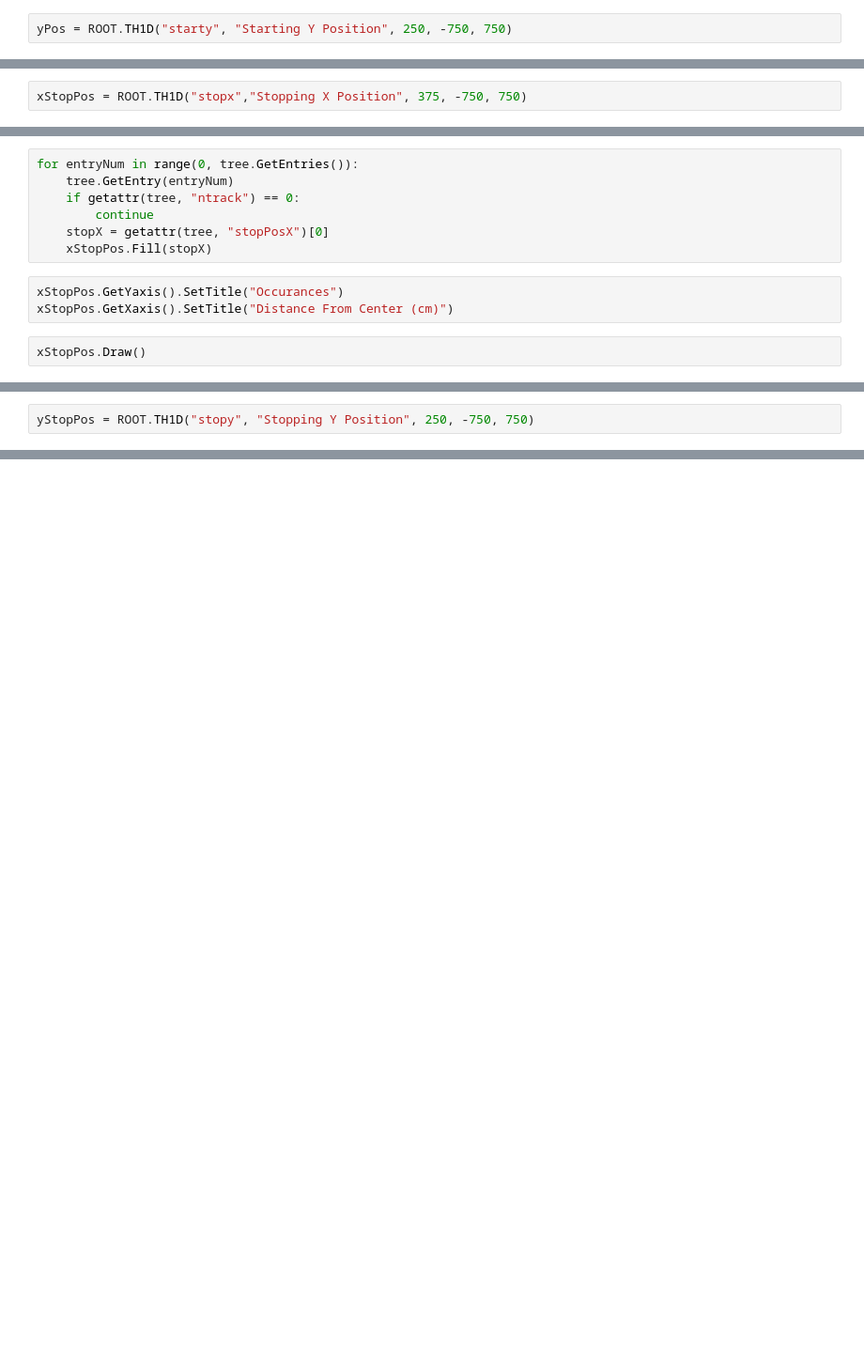
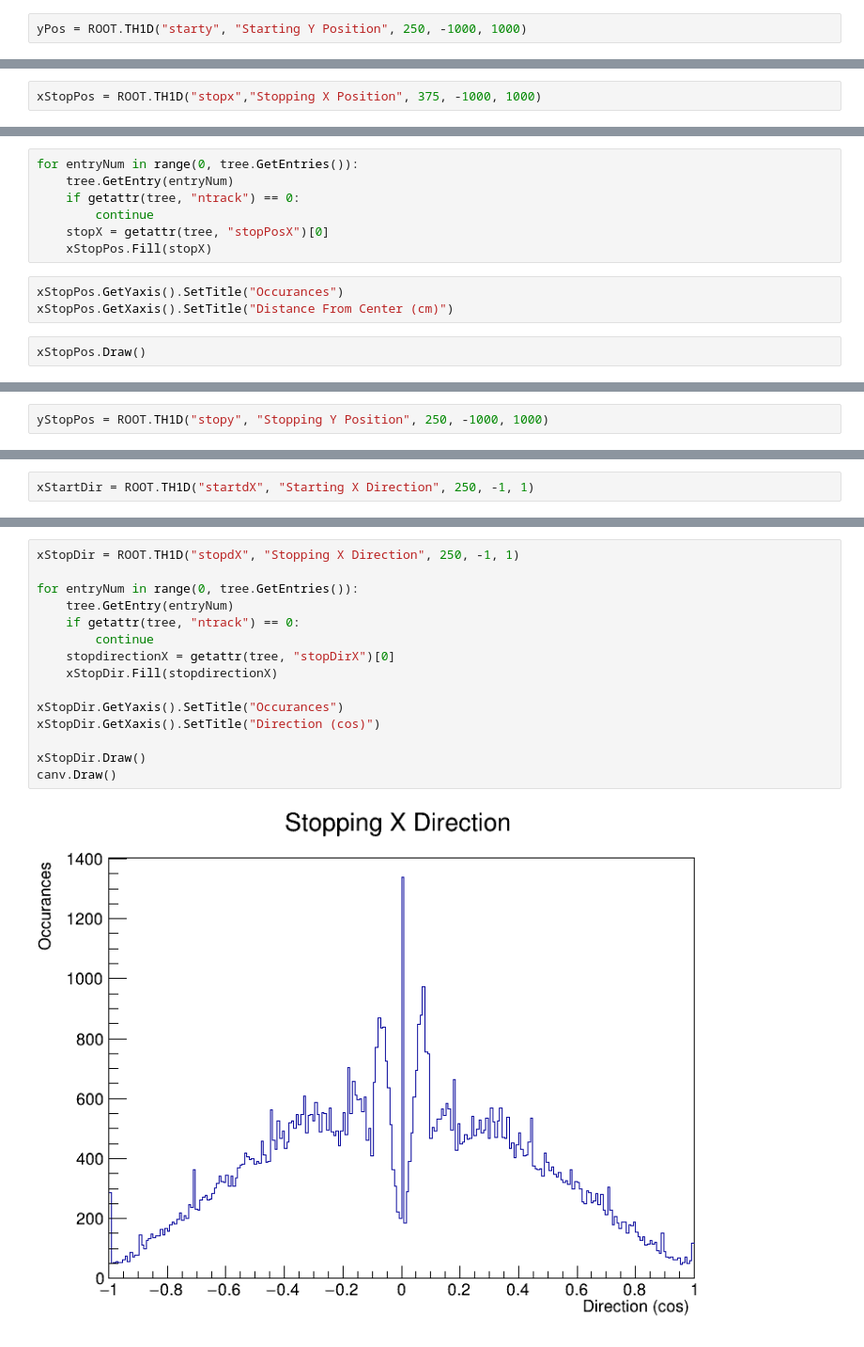
Before and after one commit to navaneethsrinath/RootPractice, a Jupyter notebook: novadatapractice.ipynb, the cells around one changed output, grey strips where cells are left out. Shown: that part at 94% size. Drawn from its saved outputs; the diff is of its cells as text; blank space fills up the shorter version.

```diff
--- a/novadatapractice.ipynb
+++ b/novadatapractice.ipynb
@@ -30,5 +30,5 @@ canv.Draw()
 # %%
-yPos = ROOT.TH1D("starty", "Starting Y Position", 250, -750, 750)
+yPos = ROOT.TH1D("starty", "Starting Y Position", 250, -1000, 1000)
 # %%
 for entryNum in range(0, tree.GetEntries()):
     tree.GetEntry(entryNum)
@@ -64,2 +65,2 @@ canv.Draw()
 # %%
-xStopPos = ROOT.TH1D("stopx","Stopping X Position", 375, -750, 750)
+xStopPos = ROOT.TH1D("stopx","Stopping X Position", 375, -1000, 1000)
@@ -82,2 +85,2 @@ canv.Draw()
 # %%
-yStopPos = ROOT.TH1D("stopy", "Stopping Y Position", 250, -750, 750)
+yStopPos = ROOT.TH1D("stopy", "Stopping Y Position", 250, -1000, 1000)
@@ -137,0 +121,2 @@ canv.Draw()
+# %%
+xStartDir = ROOT.TH1D("startdX", "Starting X Direction", 250, -1, 1)
@@ -137,0 +141,17 @@ canv.Draw()
+# %%
+xStopDir = ROOT.TH1D("stopdX", "Stopping X Direction", 250, -1, 1)
+
+for entryNum in range(0, tree.GetEntries()):
+    tree.GetEntry(entryNum)
+    if getattr(tree, "ntrack") == 0:
+        continue
+    stopdirectionX = getattr(tree, "stopDirX")[0]
+    xStopDir.Fill(stopdirectionX)
+
+xStopDir.GetYaxis().SetTitle("Occurances")
+xStopDir.GetXaxis().SetTitle("Direction (cos)")
+
+xStopDir.Draw()
+canv.Draw()
+# %% [output]
+[figure, added]
```
Also changed, not shown: parts of 44 cells of this notebook.
